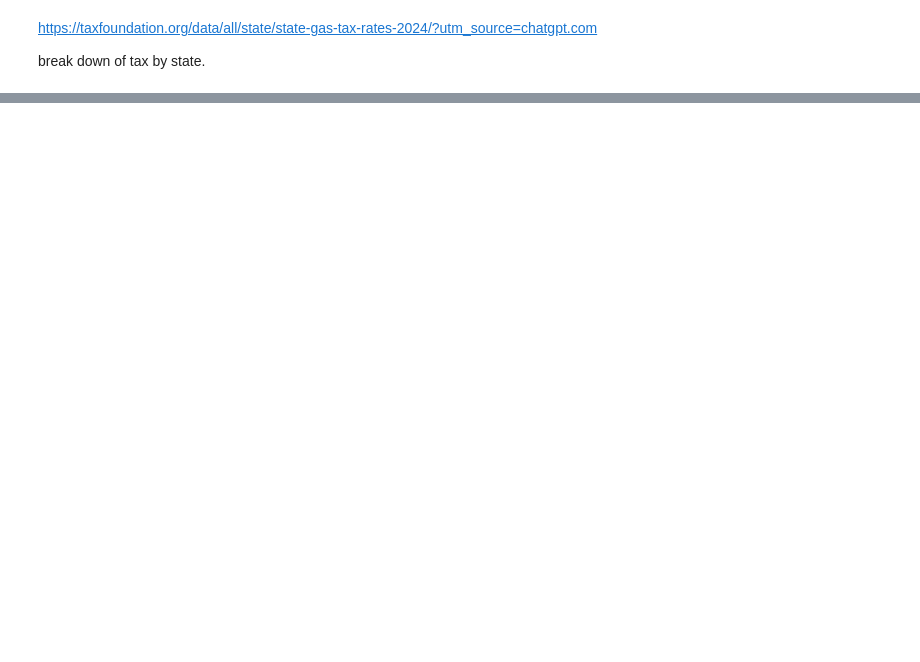
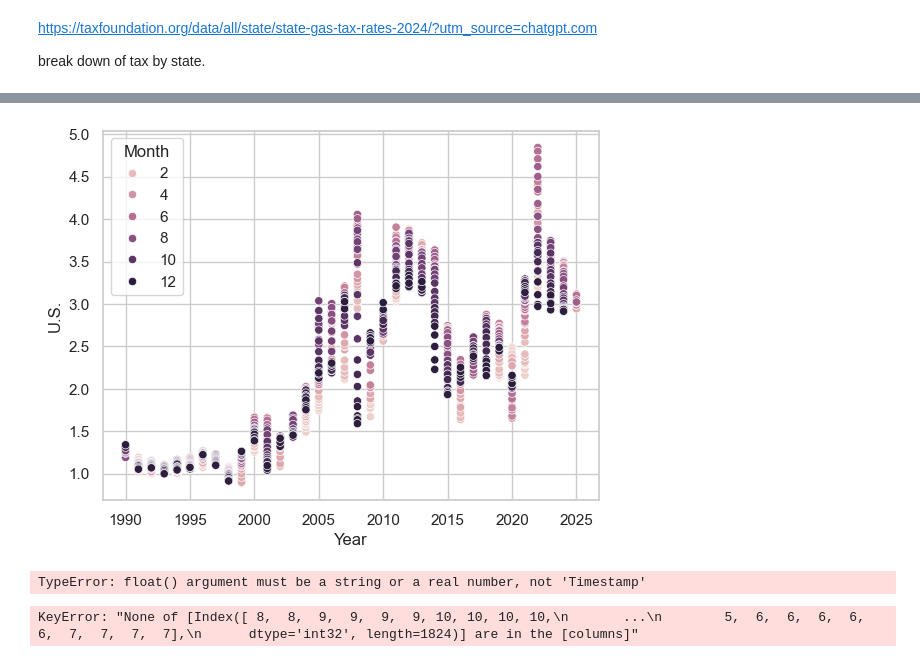
Before and after one commit to tdoan123/data-learning-journey, a Jupyter notebook: Python/Bamboo Weekly/bw_83_US_gasoline_price.ipynb, the cells around one changed output, grey strips where cells are left out. Saved outputs shown, nothing was run; the diff lists cells and outputs as text; code cells hidden in the pictures; blank space fills up the shorter version.

```diff
--- a/Python/Bamboo Weekly/bw_83_US_gasoline_price.ipynb
+++ b/Python/Bamboo Weekly/bw_83_US_gasoline_price.ipynb
@@ -432,0 +546,32 @@ break down of tax by state.
+# %%
+sns.scatterplot(
+    x = df2['Year'],
+    y = df2['U.S.'],
+    data=df2,
+    hue=df2['Month']
+)
+
+plt.show()
+# %% [output]
+[figure, added]
+# %%
+sns.heatmap(df2, annot=True, annot_kws={'size': 6})
+plt.show()
+# %% [output]
+TypeError: float() argument must be a string or a real number, not 'Timestamp'
+# %%
+g = sns.FacetGrid(df2, col=df2['Month'], hue=df2['Month'], col_wrap=3)
+g = g.map(
+    sns.kdeplot,
+    df2['U.S.'],
+    cut=0,
+    fill = True,
+    common_norm= False,
+    alpha = 0.6,
+    legend = False
+)
+
+
+plt.show()
+# %% [output]
+KeyError: "None of [Index([ 8,  8,  9,  9,  9,  9, 10, 10, 10, 10,\n       ...\n        5,  6,  6,  6,  6,  6,  7,  7,  7,  7],\n      dtype='int32', length=1824)] are in the [columns]"
```
Also changed, not shown: parts of 18 cells of this notebook, 1 other file.
